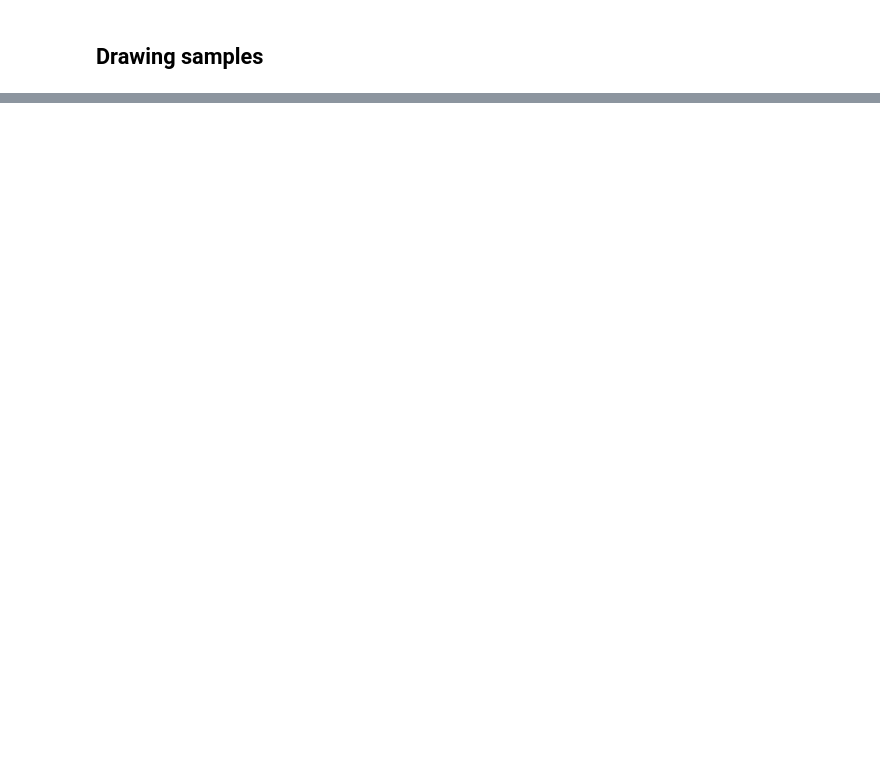
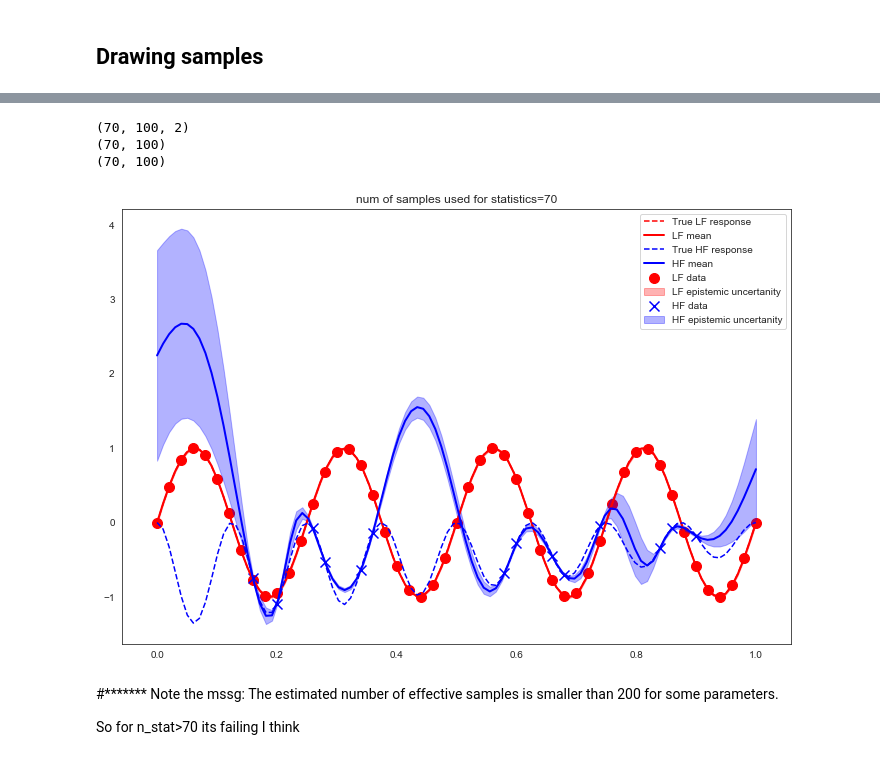
Before and after one commit to sharmila-k/BNN, a Jupyter notebook: part2_variations/2_MF_BNN_idea1/2eg_MFBNN_NUTS.ipynb, the cells around one changed output, grey strips where cells are left out. Saved outputs shown, nothing was run; the diff lists cells and outputs as text; code cells hidden in the pictures; blank space fills up the shorter version.

```diff
--- a/part2_variations/2_MF_BNN_idea1/2eg_MFBNN_NUTS.ipynb
+++ b/part2_variations/2_MF_BNN_idea1/2eg_MFBNN_NUTS.ipynb
@@ -330,0 +299,52 @@ plt.show()
+# %%
+n_stat = 70 # number of prediction samples to calculate statistics
+
+preds = []
+for j in range(n_stat):
+    Ws_post, bs_post = posterior_sampler(j)
+    pred = DNN( X_p, Ws_post, bs_post )
+    preds. append (pred)
+
+preds = [preds[j].eval() for j in range(len(preds))]
+preds = np.asarray(preds)
+
+outputs_low = preds[:,:,0]
+outputs_high = preds[:,:,1]
+
+print(np.shape(preds))
+print(np.shape(outputs_low))
+print(np.shape(outputs_high))
+
+#########
+mean_outputs_low = np.mean(outputs_low, axis=0)
+stddev_outputs_low = np.std(outputs_low, axis=0)
+mean_outputs_high = np.mean(outputs_high, axis=0)
+stddev_outputs_high = np.std(outputs_high, axis=0)
+
+fig = plt.figure(figsize=(12, 8))
+ax = fig.add_subplot(111)
+
+ax.plot(X_p, f_l(X_p), 'r--', label='True LF response')
+ax.scatter(X_l, Y_l, color='red', marker='o', s=100, label='LF data')
+ax.plot(X_p, mean_outputs_low ,lw=2, label='LF mean', color='red')
+ax.fill_between(X_p.ravel(), (mean_outputs_low-1.96*stddev_outputs_low).ravel(), (mean_outputs_low+1.96*stddev_outputs_low).ravel(), alpha = 0.3, color = 'red',label='LF epistemic uncertanity')
+
+ax.plot(X_p, f_h(X_p), 'b--', label='True HF response')
+ax.scatter(X_h, Y_h, color='blue', marker='x', s=100, label='HF data')
+ax.plot(X_p, mean_outputs_high ,lw=2, label='HF mean', color='blue')
+ax.fill_between(X_p.ravel(), (mean_outputs_high-1.96*stddev_outputs_high).ravel(), (mean_outputs_high+1.96*stddev_outputs_high).ravel(), alpha = 0.3, color = 'blue',label='HF epistemic uncertanity')
+
+plt.title('num of samples used for statistics='+str(n_stat))
+
+ax.legend()
+plt.show()
+# %% [output]
+(70, 100, 2)
+(70, 100)
+(70, 100)
+[figure, added]
+# %% [markdown]
+#******* Note the mssg:
+The estimated number of effective samples is smaller than 200 for some parameters.
+
+So for n_stat>70 its failing I think
```
Also changed, not shown: parts of 19 cells of this notebook, 33 other files.
